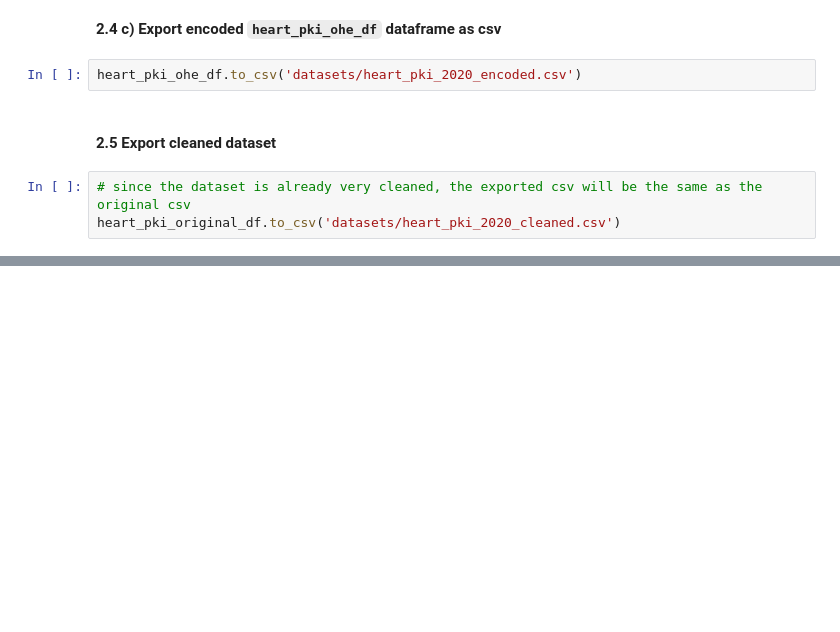
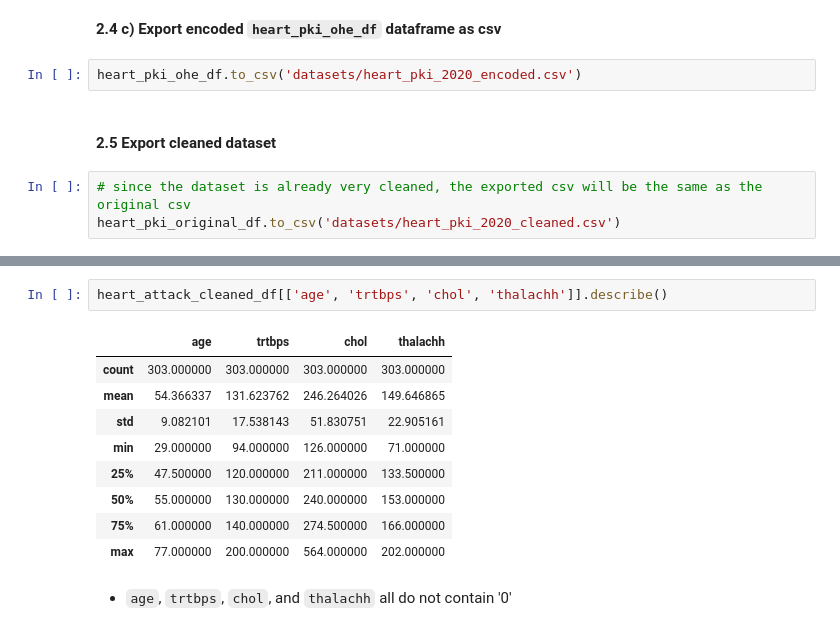
Before and after one commit to xJQx/bc2406-project, a Jupyter notebook: data-cleaning-preprocessing.ipynb, the cells around one changed output, grey strips where cells are left out. Saved outputs shown, nothing was run; the diff lists cells and outputs as text; blank space fills up the shorter version.

```diff
--- a/data-cleaning-preprocessing.ipynb
+++ b/data-cleaning-preprocessing.ipynb
@@ -272,0 +330,14 @@ memory usage: 33.3 KB
+# %%
+heart_attack_cleaned_df[['age', 'trtbps', 'chol', 'thalachh']].describe()
+# %% [output]
+|  | age | trtbps | chol | thalachh |
+| count | 303.000000 | 303.000000 | 303.000000 | 303.000000 |
+| mean | 54.366337 | 131.623762 | 246.264026 | 149.646865 |
+| std | 9.082101 | 17.538143 | 51.830751 | 22.905161 |
+| min | 29.000000 | 94.000000 | 126.000000 | 71.000000 |
+| 25% | 47.500000 | 120.000000 | 211.000000 | 133.500000 |
+| 50% | 55.000000 | 130.000000 | 240.000000 | 153.000000 |
+| 75% | 61.000000 | 140.000000 | 274.500000 | 166.000000 |
+| max | 77.000000 | 200.000000 | 564.000000 | 202.000000 |
+# %% [markdown]
+- `age`, `trtbps`, `chol`, and `thalachh` all do not contain '0'
```
Also changed, not shown: parts of 26 cells of this notebook, 2 other files.
